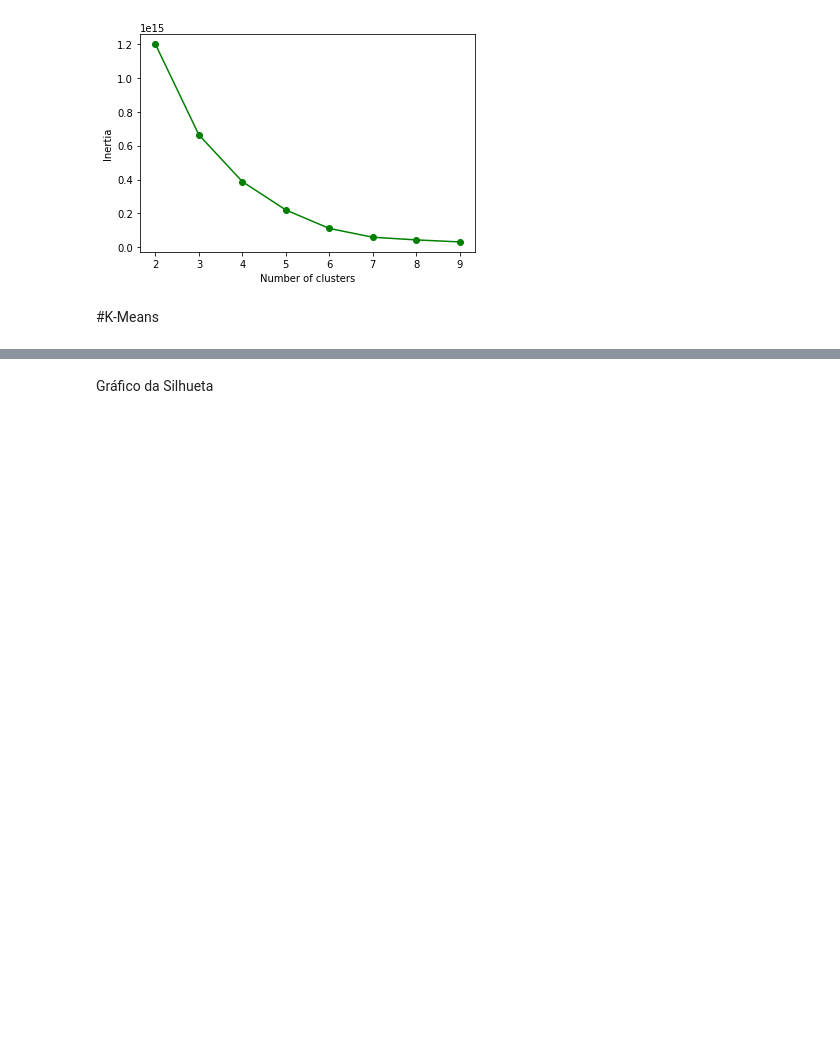
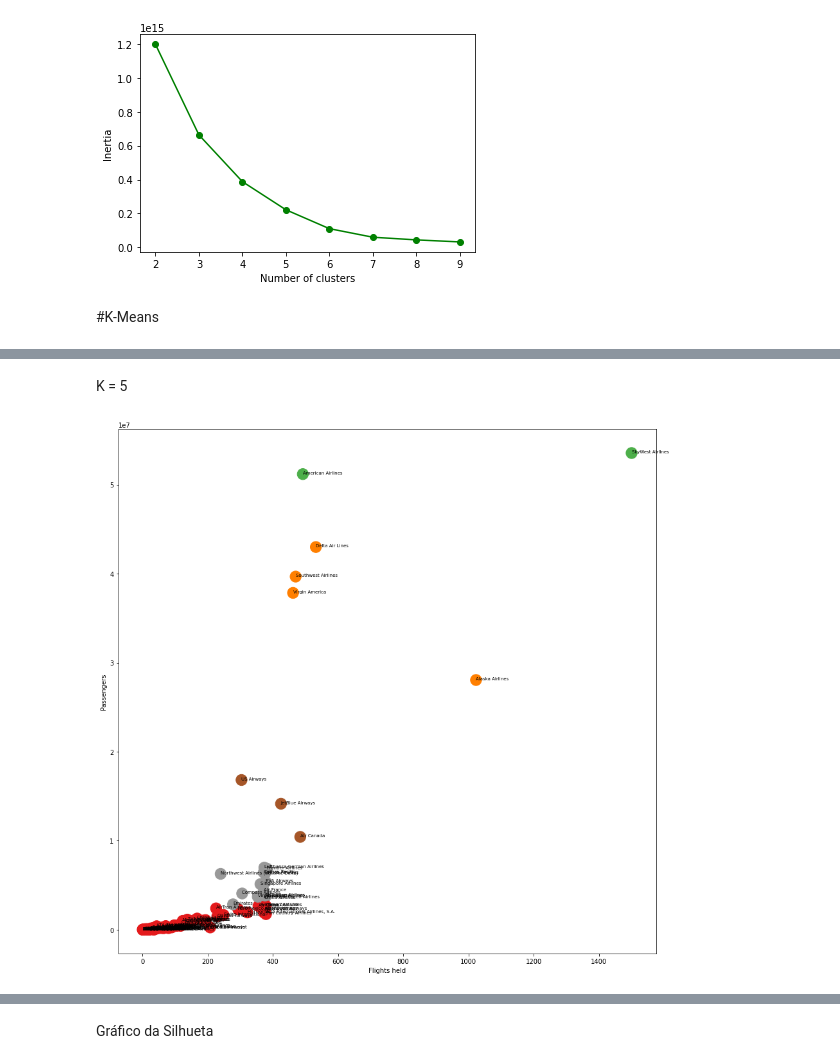
Before and after one commit to Dany-Lima/Machine_Learing, a Jupyter notebook: Trabalho_Dataset_Air_Traffic_Passenger_Statistics.ipynb, the cells around one changed output, grey strips where cells are left out. Cells and saved outputs as stored; diff of their text form; code cells hidden in the pictures; blank space fills up the shorter version.

```diff
--- a/Trabalho_Dataset_Air_Traffic_Passenger_Statistics.ipynb
+++ b/Trabalho_Dataset_Air_Traffic_Passenger_Statistics.ipynb
@@ -159,0 +212,18 @@ plt.show()
+# %% [markdown]
+K = 5
+# %%
+# Aplicação do algoritmo K-Means
+kmeans = KMeans(n_clusters=5) # definindo a quantidade de clusters como 5
+kmeans.fit(X) # realiza o treinamento
+y_kmeans = kmeans.predict(X) # faz a predição
+
+# Gráfico exibindo a clusterização realizada pelo K-Means
+plt.figure(figsize = (15,15))
+plt.xlabel("Flights held")
+plt.ylabel("Passengers")
+plt.scatter(X[:, 0], X[:, 1], c=y_kmeans, s=300, cmap='Set1')
+for i, txt in enumerate(airline_count.index.values):
+    plt.annotate(txt, (X[i,0], X[i,1]), size = 7)
+plt.show()
+# %% [output]
+[figure, added]
```
Also changed, not shown: parts of 9 cells of this notebook.
